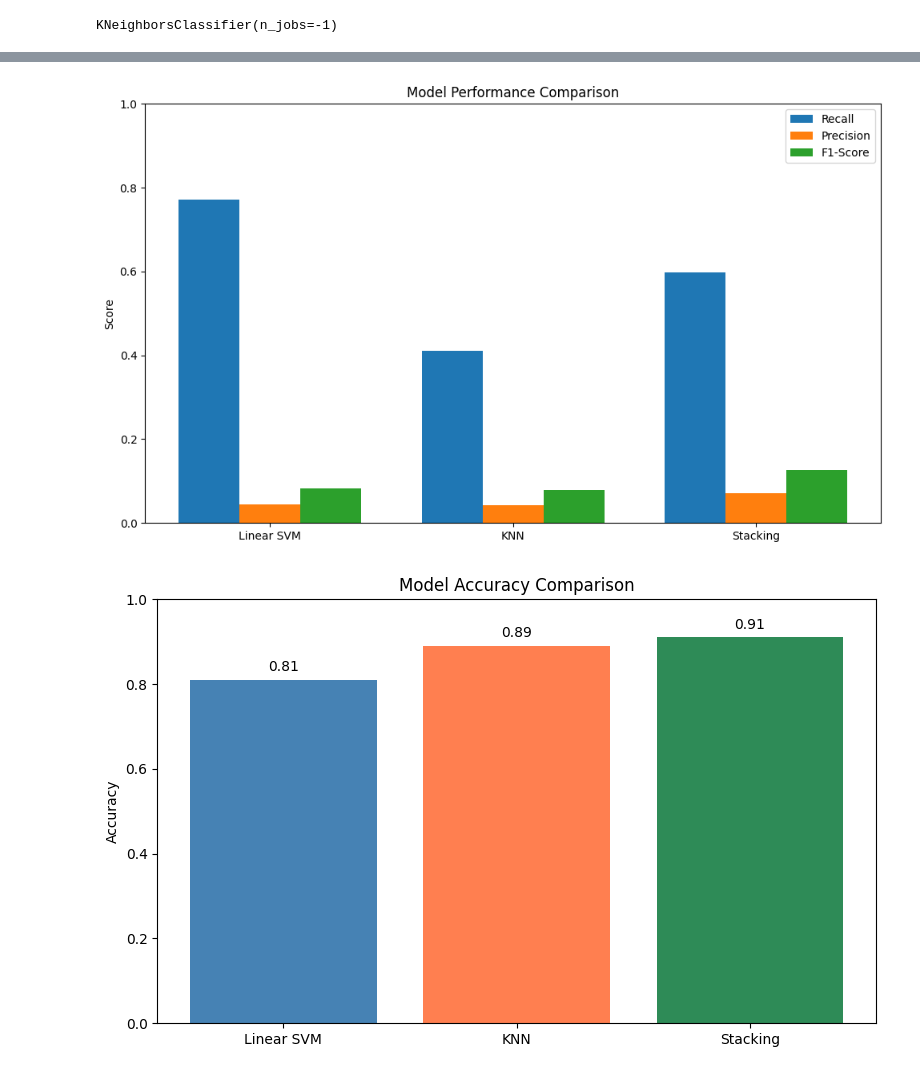
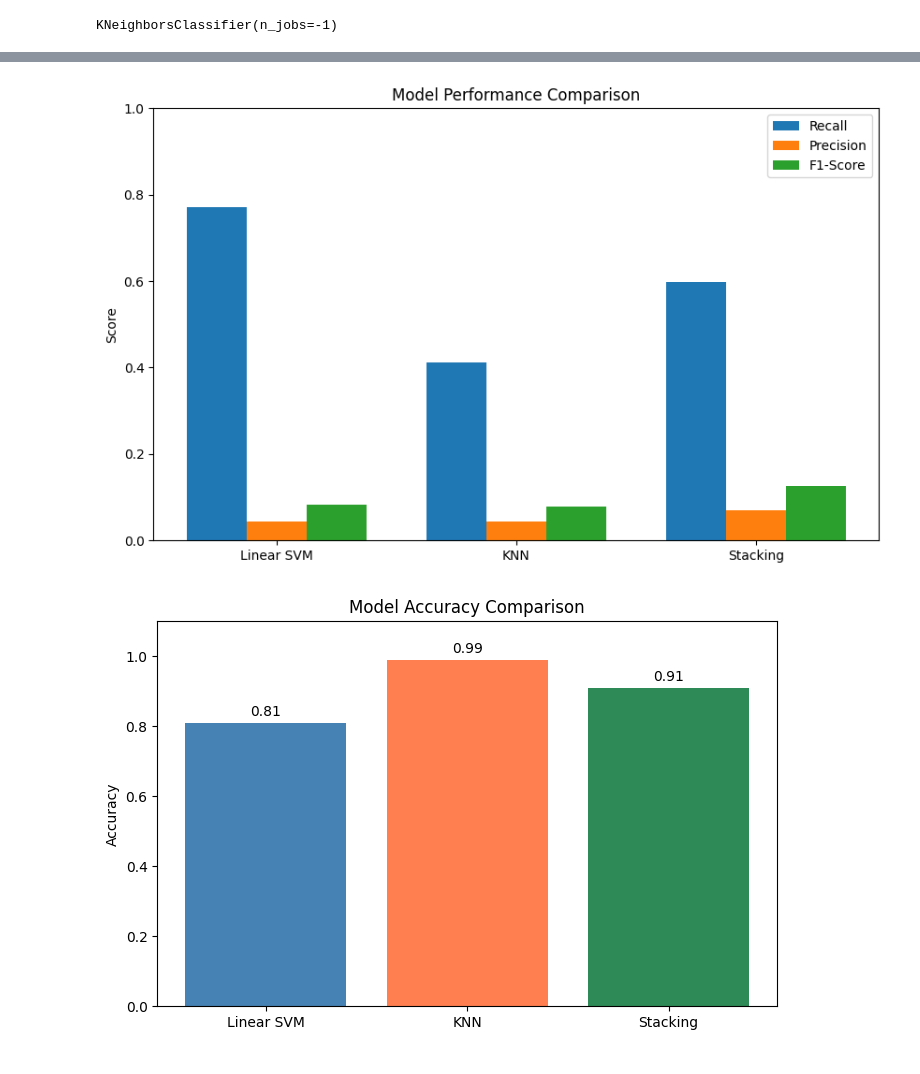
Before and after one commit to sawyermckenney/CSCI-5502-Group-16, a Jupyter notebook: analysis/models/sawyer/model0.ipynb, the cells around one changed output, grey strips where cells are left out. Cells and saved outputs as stored; diff of their text form; code cells hidden in the pictures.

Commit message:
Updated accuracy graph

```diff
--- a/analysis/models/sawyer/model0.ipynb
+++ b/analysis/models/sawyer/model0.ipynb
@@ -213,43 +231,41 @@ weighted avg       0.99      0.91      0.94    200000
 # %%
 import matplotlib.pyplot as plt
 import numpy as np
 
 models = ['Linear SVM', 'KNN', 'Stacking']
 recall= [0.7711, 0.4116, 0.5979]
 precision =[0.0438, 0.0431, 0.0705]
 f1 =[0.0829, 0.0780, 0.1262]
 
 x = np.arange(len(models))
 width = 0.25
 
 fig, ax = plt.subplots(figsize=(10, 6))
 ax.bar(x - width, recall, width, label='Recall')
 ax.bar(x, precision, width, label='Precision')
 ax.bar(x + width, f1, width, label='F1-Score')
 
 ax.set_ylabel('Score')
 ax.set_title('Model Performance Comparison')
 ax.set_xticks(x)
 ax.set_xticklabels(models)
 ax.legend()
 ax.set_ylim(0, 1)
-plt.tight_layout()
 plt.show()
 # %% [output]
-[figure, old version]
+[figure, new version]
 # %%
 models = ['Linear SVM', 'KNN', 'Stacking']
-accuracy = [0.81, 0.89, 0.91]
+accuracy = [0.81, 0.99, 0.91]
 
 fig, ax = plt.subplots(figsize=(8, 5))
 bars = ax.bar(models, accuracy, color=['steelblue', 'coral', 'seagreen'])
 ax.set_ylabel('Accuracy')
 ax.set_title('Model Accuracy Comparison')
-ax.set_ylim(0, 1)
+ax.set_ylim(0, 1.1)
 
 for bar, val in zip(bars, accuracy):
     ax.text(bar.get_x() + bar.get_width()/2, val + 0.02, f'{val:.2f}', ha='center')
-plt.tight_layout()
 plt.show()
 # %% [output]
-[figure, old version]
+[figure, new version]
```
Also changed, not shown: parts of 4 cells of this notebook.
